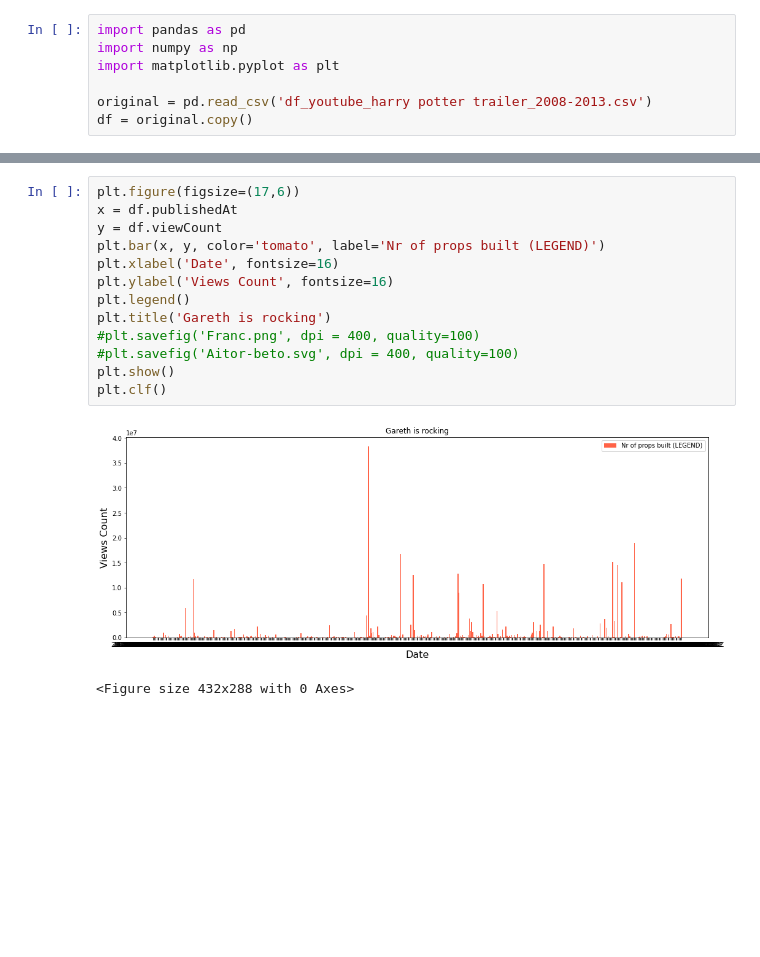
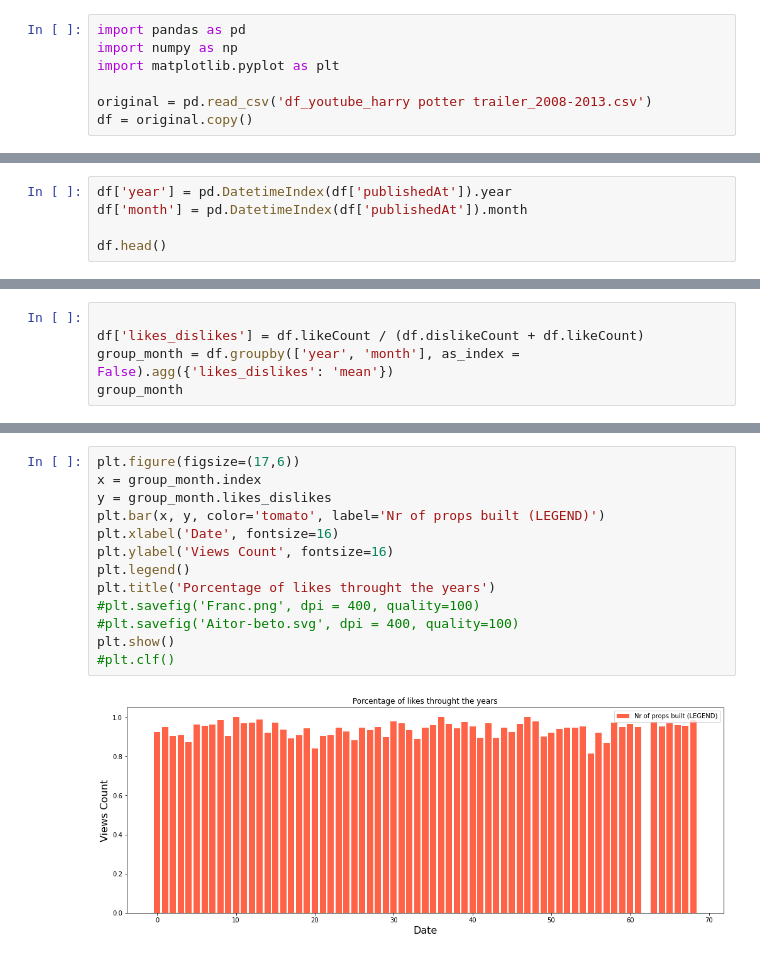
Before and after one commit to ta-data-bcn/Project-Week-3-Data-Thieves, a Jupyter notebook: your-project/Miguel-work/harry-potter-trailers.ipynb, the cells around one changed output, grey strips where cells are left out. Drawn from its saved outputs; the diff is of its cells as text; blank space fills up the shorter version.

```diff
--- a/your-project/Miguel-work/harry-potter-trailers.ipynb
+++ b/your-project/Miguel-work/harry-potter-trailers.ipynb
@@ -23,0 +25,5 @@ df
+# %%
+df['year'] = pd.DatetimeIndex(df['publishedAt']).year
+df['month'] = pd.DatetimeIndex(df['publishedAt']).month
+
+df.head()
@@ -55,0 +81,5 @@ df.groupby()
+# %%
+
+df['likes_dislikes'] = df.likeCount / (df.dislikeCount + df.likeCount)
+group_month = df.groupby(['year', 'month'], as_index = False).agg({'likes_dislikes': 'mean'})
+group_month
@@ -56,16 +100,15 @@ df.groupby()
 # %%
 plt.figure(figsize=(17,6))
-x = df.publishedAt
-y = df.viewCount
+x = group_month.index
+y = group_month.likes_dislikes
 plt.bar(x, y, color='tomato', label='Nr of props built (LEGEND)')
 plt.xlabel('Date', fontsize=16)
 plt.ylabel('Views Count', fontsize=16)
 plt.legend()
-plt.title('Gareth is rocking')
+plt.title('Porcentage of likes throught the years')
 #plt.savefig('Franc.png', dpi = 400, quality=100)
 #plt.savefig('Aitor-beto.svg', dpi = 400, quality=100)
 plt.show()
-plt.clf()
+#plt.clf()
 # %% [output]
-[figure, old version]
+[figure, new version]
-<Figure size 432x288 with 0 Axes>
```
Also changed, not shown: parts of 8 cells of this notebook, 1 other file.
